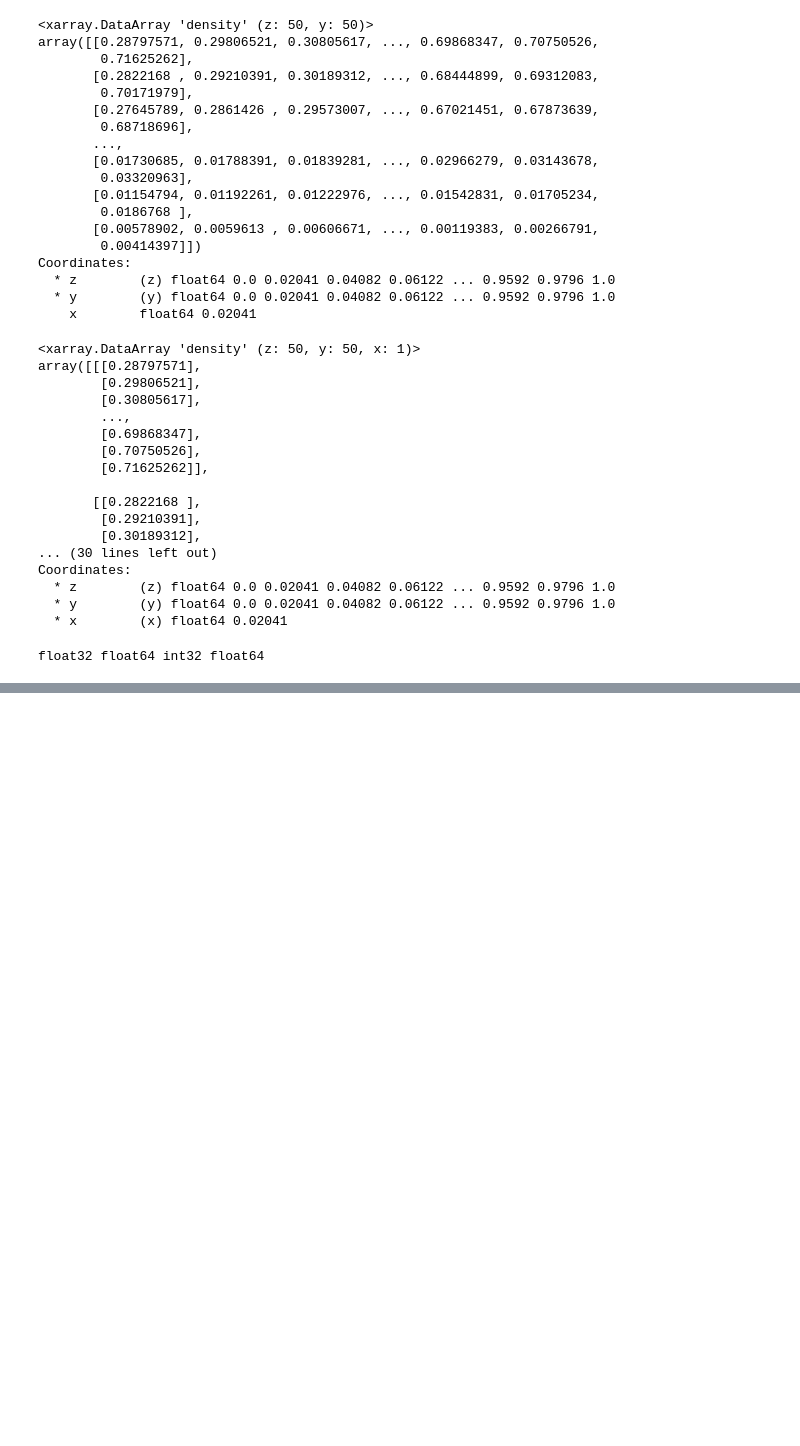
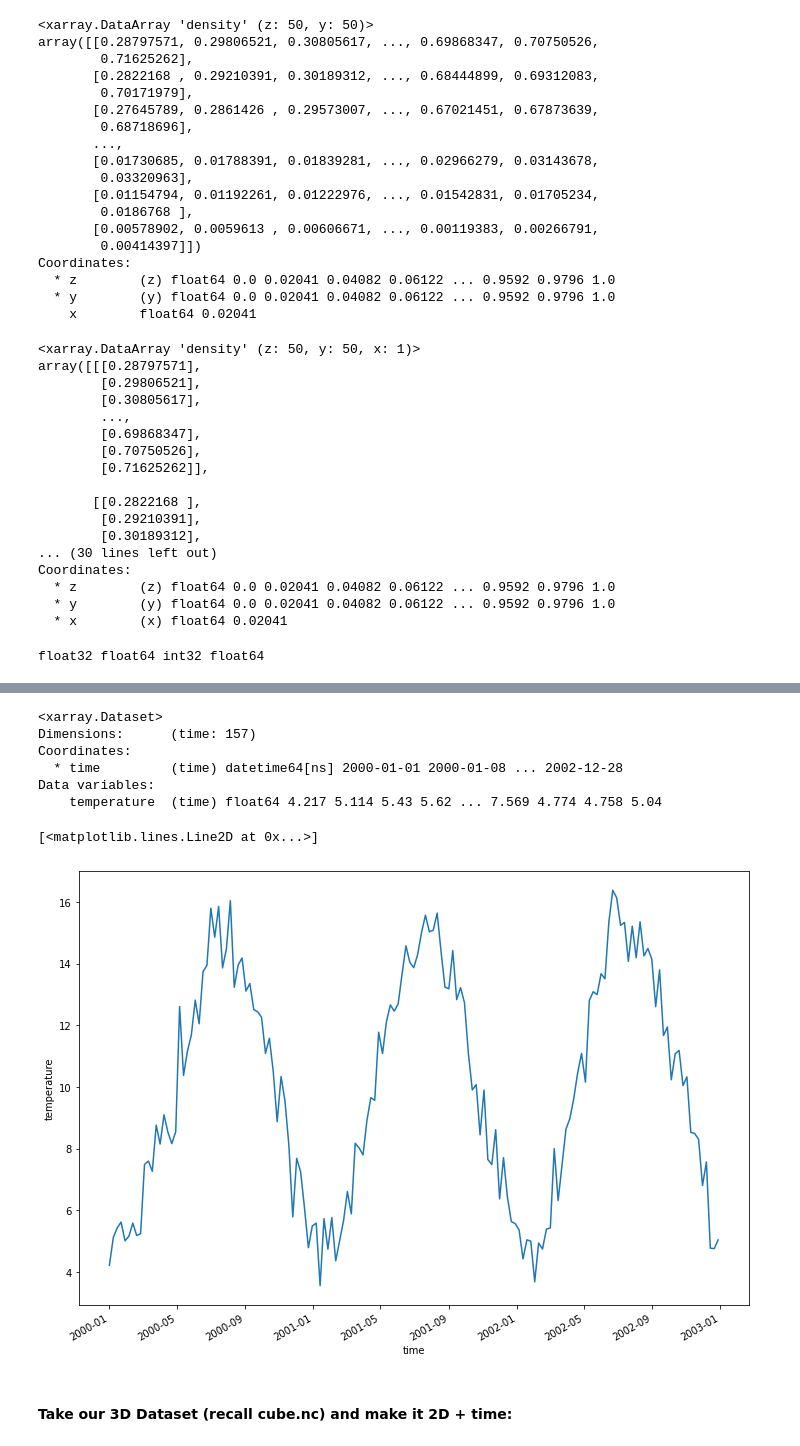
Before and after one commit to alexaugusto23/python_developer, a Jupyter notebook: Xarray/working_xarray_p1.ipynb, the cells around one changed output, grey strips where cells are left out. Drawn from its saved outputs; the diff is of its cells as text; code cells hidden in the pictures; blank space fills up the shorter version.

```diff
--- a/Xarray/working_xarray_p1.ipynb
+++ b/Xarray/working_xarray_p1.ipynb
@@ -729,0 +848,17 @@ float32 float64 int32 float64
+# %%
+weekly = ds.resample(time='7D').mean() # compute mean for each group
+weekly
+# %% [output]
+<xarray.Dataset>
+Dimensions:      (time: 157)
+Coordinates:
+  * time         (time) datetime64[ns] 2000-01-01 2000-01-08 ... 2002-12-28
+Data variables:
+    temperature  (time) float64 4.217 5.114 5.43 5.62 ... 7.569 4.774 4.758 5.04
+# %%
+weekly.temperature.plot(size=8)
+# %% [output]
+[<matplotlib.lines.Line2D at 0x...>]
+[figure, added]
+# %% [markdown]
+#### Take our 3D Dataset (recall cube.nc) and make it 2D + time:
```
Also changed, not shown: parts of 15 cells of this notebook, 2 other files.
